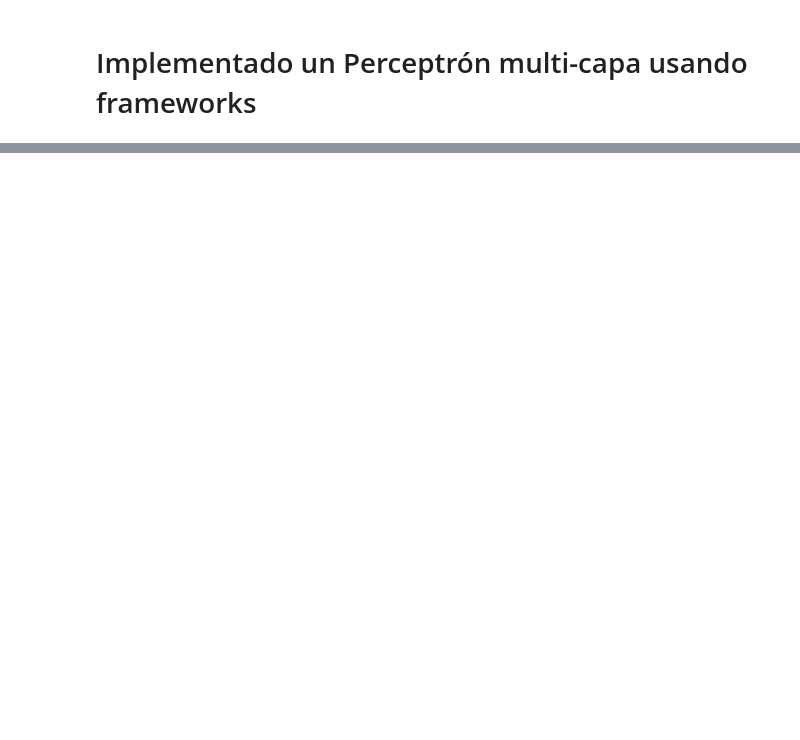
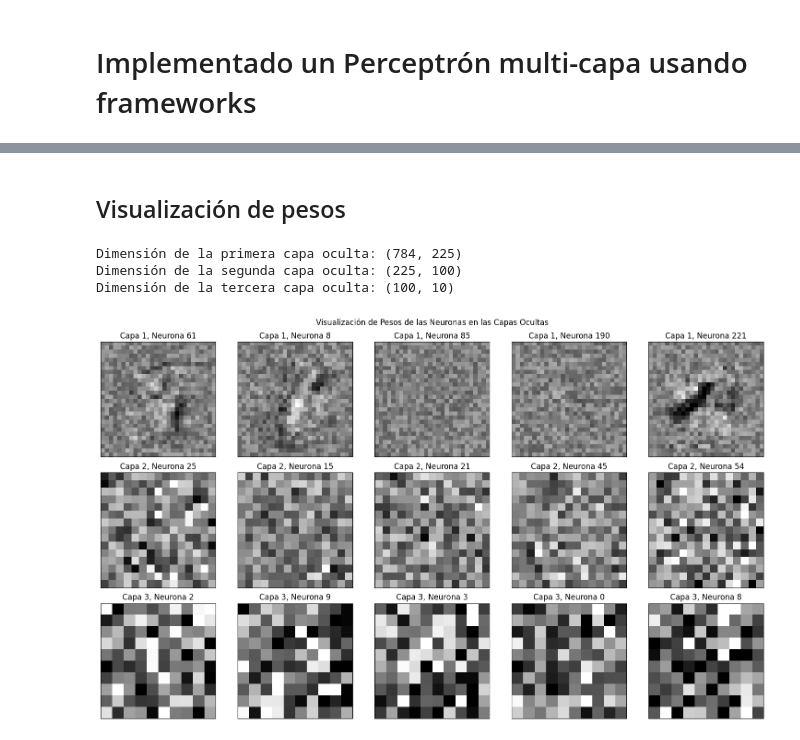
Before and after one commit to jeffersonrodriguezc/deep-learning-en-3-semanas, a Jupyter notebook: semana_1/notebooks/Nb_1b_Implementando_un_Percentron_Multiplicapa_MLP_usando_frameworks.ipynb, the cells around one changed output, grey strips where cells are left out. Cells and saved outputs as stored; diff of their text form; code cells hidden in the pictures; blank space fills up the shorter version.

```diff
--- a/semana_1/notebooks/Nb_1b_Implementando_un_Percentron_Multiplicapa_MLP_usando_frameworks.ipynb
+++ b/semana_1/notebooks/Nb_1b_Implementando_un_Percentron_Multiplicapa_MLP_usando_frameworks.ipynb
@@ -53,0 +300,15 @@ plot_weights_history(mlp.pesos_historia_capa_oculta, mlp.pesos_historia_capa_sal
+# %% [markdown]
+## Visualización de pesos
+# %%
+# pesos de la primera capa oculta. Todas las neuronas conectadas con cada pixel
+print('Dimensión de la primera capa oculta: {}'.format(mlp.coefs_[0].shape))
+print('Dimensión de la segunda capa oculta: {}'.format(mlp.coefs_[1].shape))
+print('Dimensión de la tercera capa oculta: {}'.format(mlp.coefs_[2].shape))
+# %% [output]
+Dimensión de la primera capa oculta: (784, 225)
+Dimensión de la segunda capa oculta: (225, 100)
+Dimensión de la tercera capa oculta: (100, 10)
+# %%
+visualizacion_pesos_mlp(mlp)
+# %% [output]
+[figure, added]
```
Also changed, not shown: parts of 33 cells of this notebook.
